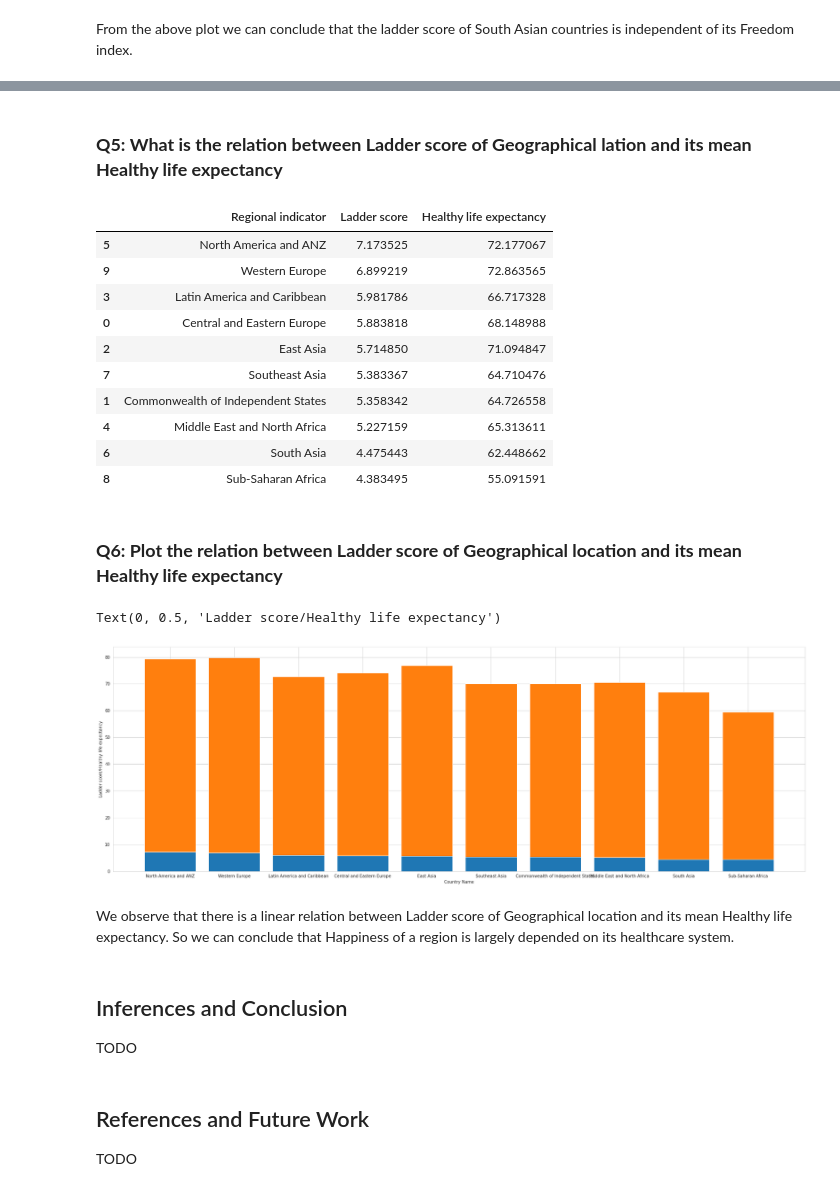
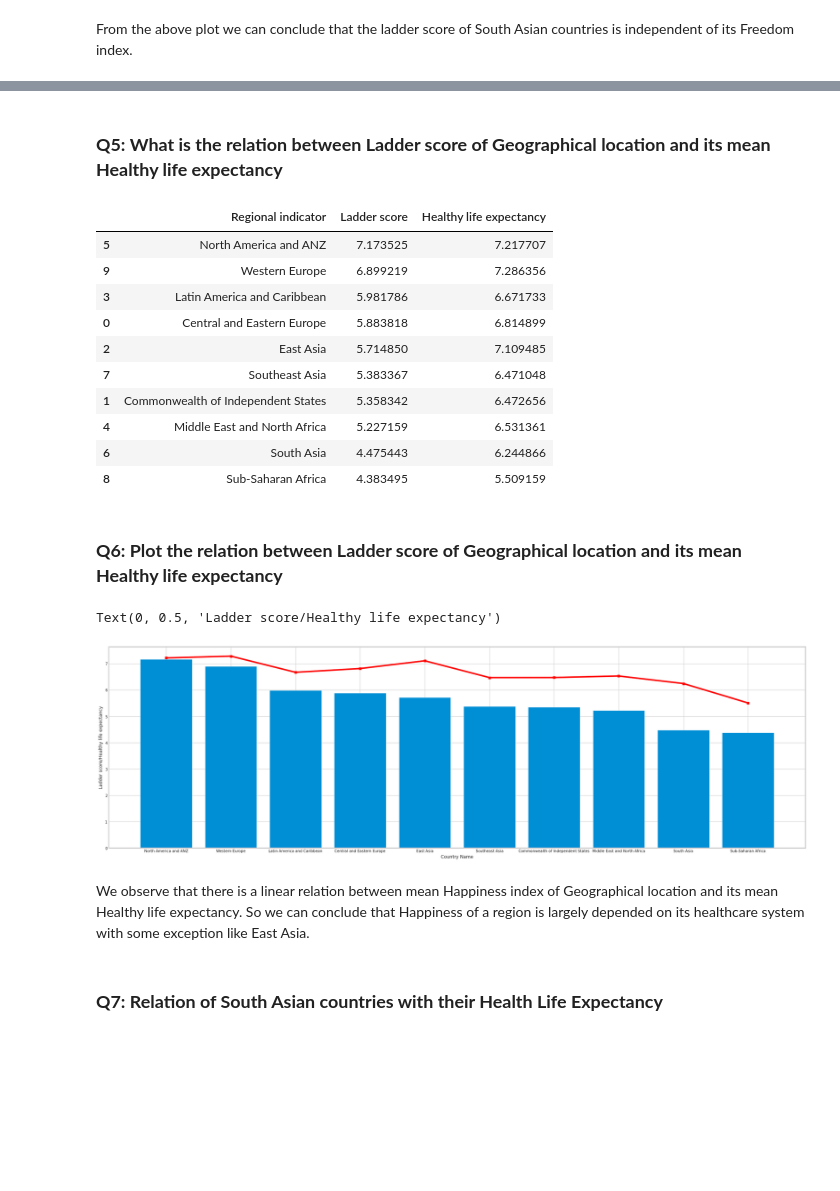
Before and after one commit to AayushAnshu21/World_Happiness_Analysis, a Jupyter notebook: World_Happiness_Analysis.ipynb, the cells around one changed output, grey strips where cells are left out. Cells and saved outputs as stored; diff of their text form; code cells hidden in the pictures; blank space fills up the shorter version.

```diff
--- a/World_Happiness_Analysis.ipynb
+++ b/World_Happiness_Analysis.ipynb
@@ -146,41 +145,36 @@ happiness_df.sample(10)
 # %% [markdown]
-### **Q5: What is the relation between Ladder score of Geographical lation and its mean Healthy life expectancy**
+### **Q5: What is the relation between Ladder score of Geographical location and its mean Healthy life expectancy**
 # %%
 geo_healthdf = happiness_df.groupby('Regional indicator').mean().reset_index()
 geo_healthdf = geo_healthdf[['Regional indicator','Ladder score','Healthy life expectancy']]
 geo_healthdf = geo_healthdf.sort_values('Ladder score',ascending=False)
+geo_healthdf['Healthy life expectancy'] = geo_healthdf['Healthy life expectancy']/10
 geo_healthdf
 # %% [output]
 |  | Regional indicator | Ladder score | Healthy life expectancy |
-| 5 | North America and ANZ | 7.173525 | 72.177067 |
-| 9 | Western Europe | 6.899219 | 72.863565 |
-| 3 | Latin America and Caribbean | 5.981786 | 66.717328 |
-| 0 | Central and Eastern Europe | 5.883818 | 68.148988 |
-| 2 | East Asia | 5.714850 | 71.094847 |
-| 7 | Southeast Asia | 5.383367 | 64.710476 |
-| 1 | Commonwealth of Independent States | 5.358342 | 64.726558 |
-| 4 | Middle East and North Africa | 5.227159 | 65.313611 |
-| 6 | South Asia | 4.475443 | 62.448662 |
-| 8 | Sub-Saharan Africa | 4.383495 | 55.091591 |
+| 5 | North America and ANZ | 7.173525 | 7.217707 |
+| 9 | Western Europe | 6.899219 | 7.286356 |
+| 3 | Latin America and Caribbean | 5.981786 | 6.671733 |
+| 0 | Central and Eastern Europe | 5.883818 | 6.814899 |
+| 2 | East Asia | 5.714850 | 7.109485 |
+| 7 | Southeast Asia | 5.383367 | 6.471048 |
+| 1 | Commonwealth of Independent States | 5.358342 | 6.472656 |
+| 4 | Middle East and North Africa | 5.227159 | 6.531361 |
+| 6 | South Asia | 4.475443 | 6.244866 |
+| 8 | Sub-Saharan Africa | 4.383495 | 5.509159 |
 # %% [markdown]
 ### **Q6: Plot the relation between Ladder score of Geographical location and its mean Healthy life expectancy**
 # %%
 plt.figure(figsize=(30, 10))
 plt.bar(geo_healthdf['Regional indicator'], geo_healthdf['Ladder score'] );
-plt.bar(geo_healthdf['Regional indicator'], geo_healthdf['Healthy life expectancy'],bottom=geo_healthdf['Ladder score'])
+plt.plot(geo_healthdf['Regional indicator'], geo_healthdf['Healthy life expectancy'],'s-r')
 
 plt.xlabel('Country Name')
 plt.ylabel('Ladder score/Healthy life expectancy')
 # %% [output]
 Text(0, 0.5, 'Ladder score/Healthy life expectancy')
-[figure, old version]
+[figure, new version]
 # %% [markdown]
-We observe that there is a linear relation between Ladder score of Geographical location and its mean Healthy life expectancy. So we can conclude that Happiness of a region is largely depended on its healthcare system.
+We observe that there is a linear relation between mean Happiness index of Geographical location and its mean Healthy life expectancy. So we can conclude that Happiness of a region is largely depended on its healthcare system with some exception like East Asia.
-# %% [markdown]
-## Inferences and Conclusion
-
-TODO
-# %% [markdown]
-## References and Future Work
-
-TODO
+# %% [markdown]
+### **Q7: Relation of South Asian countries with their Health Life Expectancy**
```
Also changed, not shown: parts of 16 cells of this notebook.
